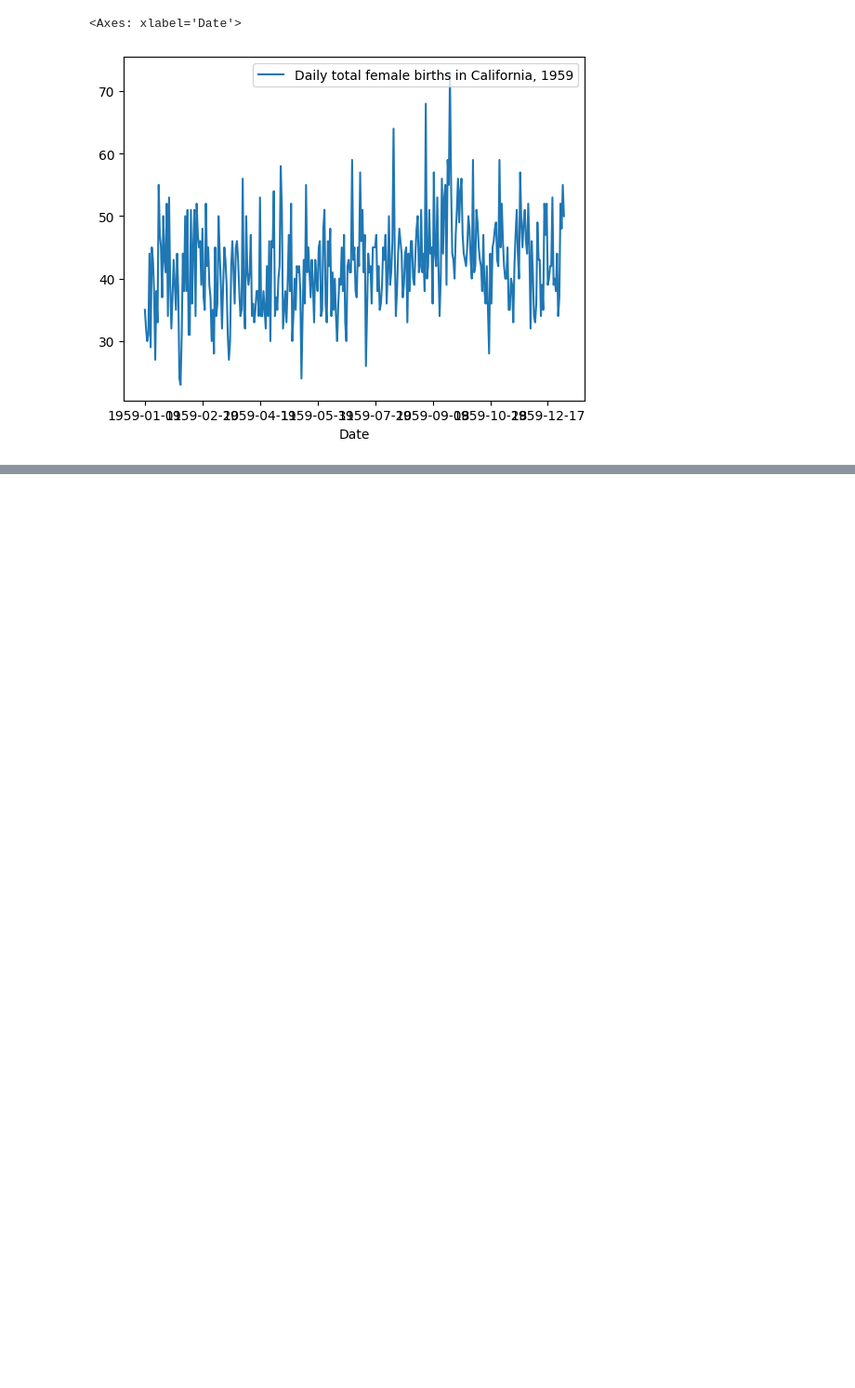
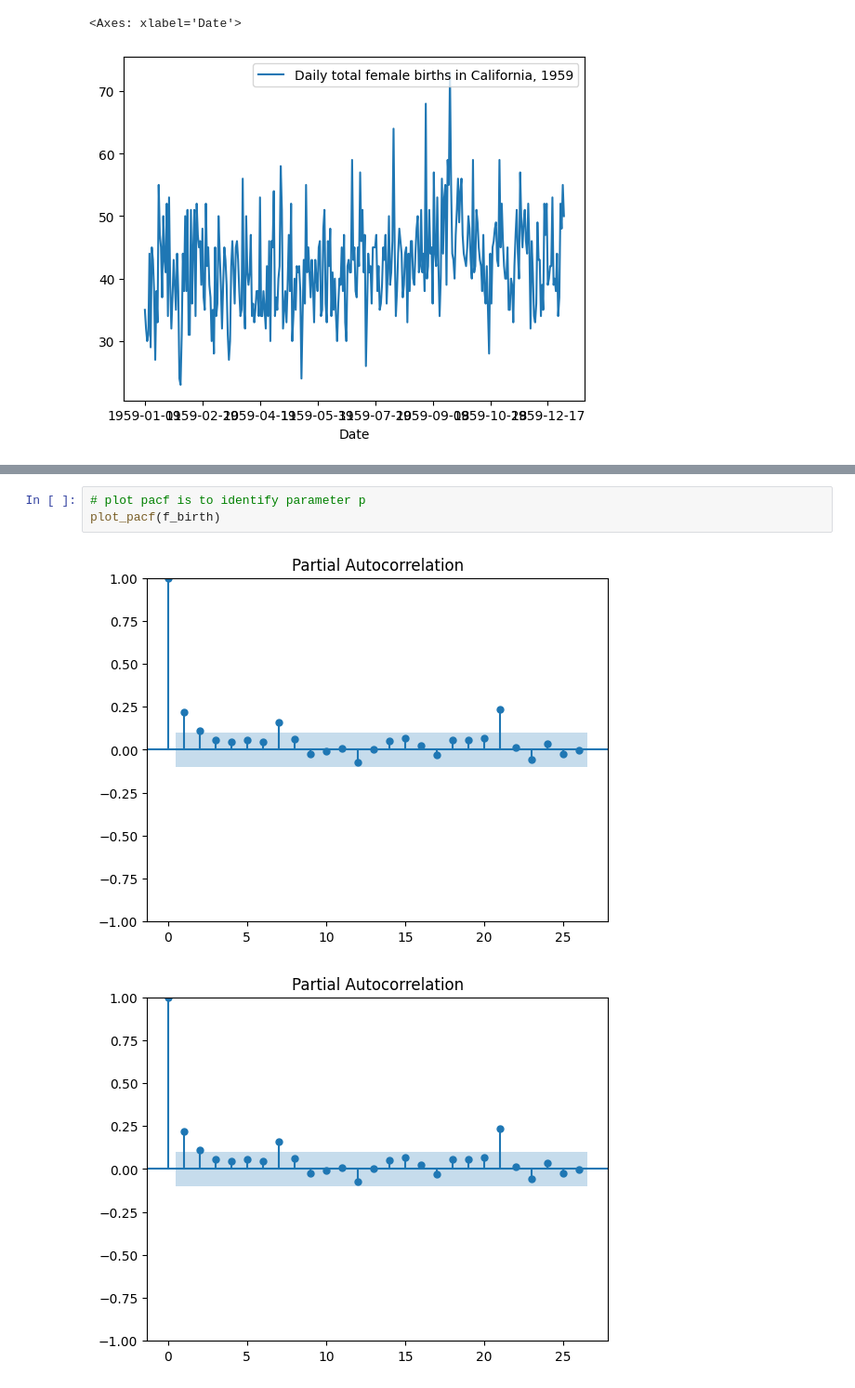
Before and after one commit to pk-2805/Time_Series_Forecasting, a Jupyter notebook: time_series_forecasting.ipynb, the cells around one changed output, grey strips where cells are left out. Shown: that part at 93% size. Saved outputs shown, nothing was run; the diff lists cells and outputs as text; blank space fills up the shorter version.

```diff
--- a/time_series_forecasting.ipynb
+++ b/time_series_forecasting.ipynb
@@ -72,0 +155,6 @@ f_birth.plot()
+# %%
+# plot pacf is to identify parameter p
+plot_pacf(f_birth)
+# %% [output]
+[figure, added]
+[figure, added]
```
Also changed, not shown: parts of 25 cells of this notebook.
